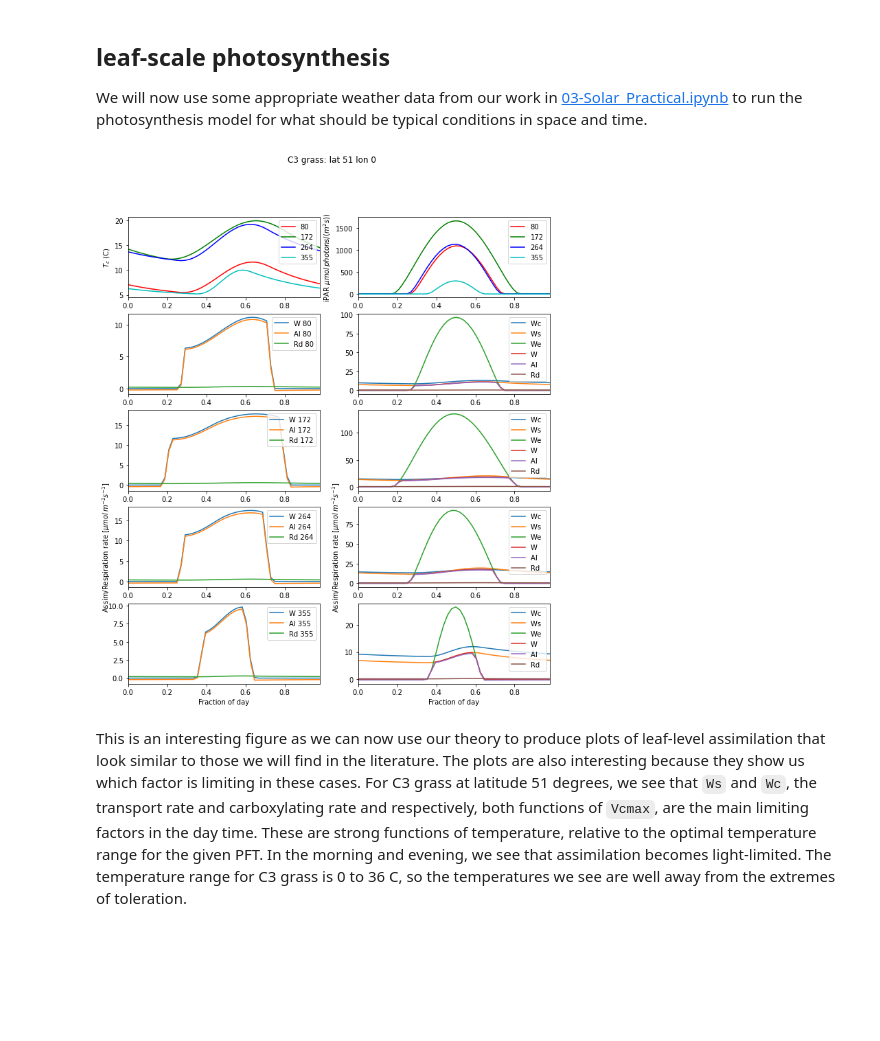
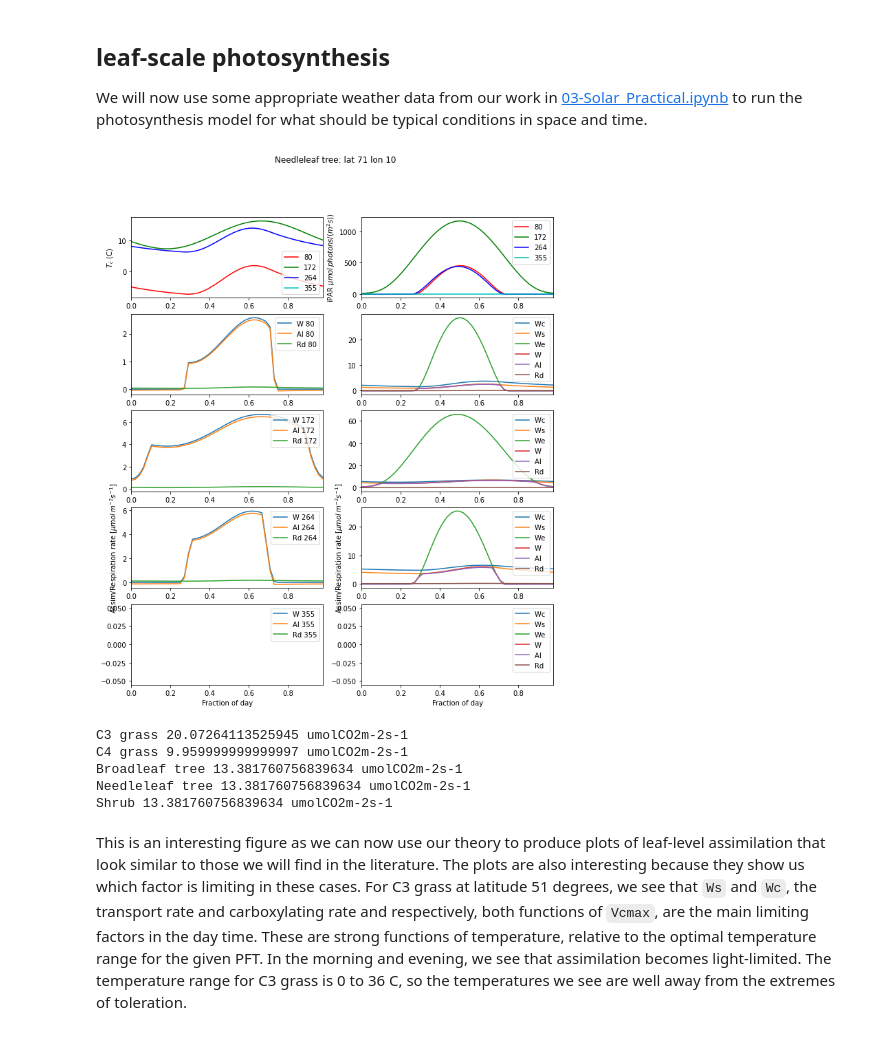
Before and after one commit to UCL-EO/geog0133, a Jupyter notebook: docs/notebooks_lab/011_Photosynthesis_Modelling_Practical.ipynb, the cells around one changed output. Cells and saved outputs as stored; diff of their text form; code cells hidden in the pictures; blank space fills up the shorter version.

```diff
--- a/docs/notebooks_lab/011_Photosynthesis_Modelling_Practical.ipynb
+++ b/docs/notebooks_lab/011_Photosynthesis_Modelling_Practical.ipynb
@@ -313,27 +313,45 @@ From the data in this table and your understanding of the controls on photosynth
 
 We will now use some appropriate weather data from our work in [03-Solar_Practical.ipynb](03-Solar_Practical.ipynb) to run the photosynthesis model for what should be typical conditions in space and time.
 # %%
-latitude = 51
-longitude = 0
+latitude = 71
+longitude = 10
 
-pft = "C3 grass"
+pft = "Needleleaf tree"
 
-year = 2019
+year = 2014
 doys = [80,172,264,355]
 
 params = []
 for i,doy in enumerate(doys):
     jd,ipar,Tc = radiation(latitude,longitude,doy,year=year)
     p = do_photosynthesis(n=len(ipar), pft_type=pft,Tc=Tc, \
                           ipar=ipar,co2_ppmv=390,\
                           x=ipar,plotter=None,\
                           Tnoise=0.0)[0]
     params.append((jd,ipar,Tc,p,doy))
 
 # plotting code
 day_plot(params,title=f'{pft}: lat {latitude} lon {longitude}')
 # %% [output]
-[figure, old version]
+[figure, new version]
+# %%
+
+
+# list of all pfts
+pfts = ['C3 grass','C4 grass',\
+            'Broadleaf tree','Needleleaf tree','Shrub']
+# store the data for each PFT
+output = {}
+# loop over pfts
+for pft in pfts:
+    output[pft],plotter = do_photosynthesis(ipar=200,pft_type=pft)
+    print(pft,output[pft].We.max() * 1e6,'umolCO2m-2s-1')
+# %% [output]
+C3 grass 20.07264113525945 umolCO2m-2s-1
+C4 grass 9.959999999999997 umolCO2m-2s-1
+Broadleaf tree 13.381760756839634 umolCO2m-2s-1
+Needleleaf tree 13.381760756839634 umolCO2m-2s-1
+Shrub 13.381760756839634 umolCO2m-2s-1
 # %% [markdown]
 This is an interesting figure as we can now use our theory to produce plots of leaf-level assimilation that look similar to those we will find in the literature. The plots are also interesting because they show us which factor is limiting in these cases. For C3 grass at latitude 51 degrees, we see that `Ws` and `Wc`, the transport rate and carboxylating rate and respectively, both functions of `Vcmax`, are the main limiting factors in the day time. These are strong functions of temperature, relative to the optimal temperature range for the given PFT. In the morning and evening, we see that assimilation becomes light-limited. The temperature range for C3 grass is 0 to 36 C, so the temperatures we see are well away from the extremes of toleration.
 
```
Also changed, not shown: parts of 5 cells of this notebook, 7 other files.
